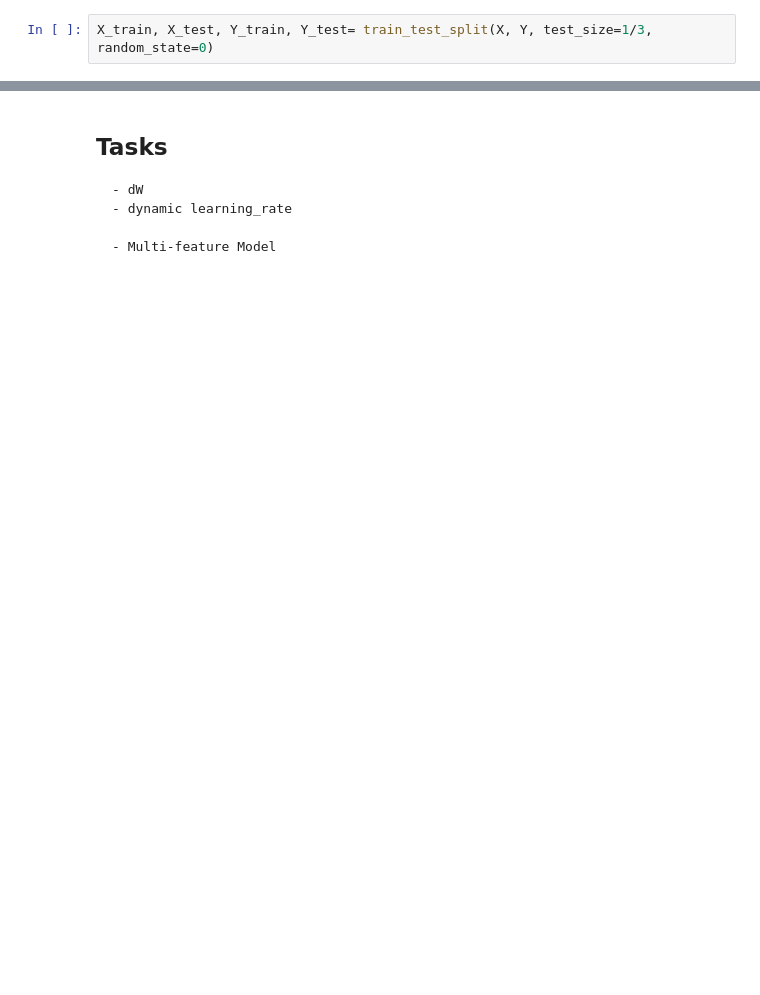
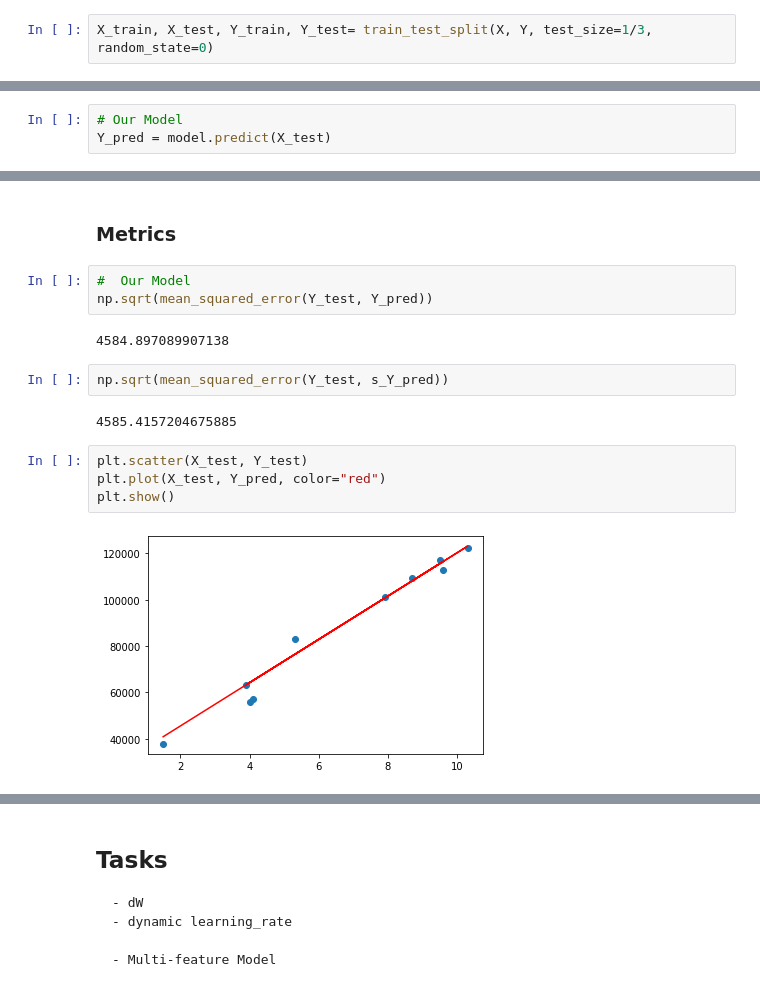
Before and after one commit to tadayon2/CS-SBU-Py-Challenges-tadayon, a Jupyter notebook: codes/linear_regression.ipynb, the cells around one changed output, grey strips where cells are left out. Drawn from its saved outputs; the diff is of its cells as text; blank space fills up the shorter version.

```diff
--- a/codes/linear_regression.ipynb
+++ b/codes/linear_regression.ipynb
@@ -96,0 +136,3 @@ class LinearRegression:
+# %%
+# Our Model
+Y_pred = model.predict(X_test)
@@ -96,0 +154,17 @@ class LinearRegression:
+# %% [markdown]
+### Metrics
+# %%
+#  Our Model
+np.sqrt(mean_squared_error(Y_test, Y_pred))
+# %% [output]
+4584.897089907138
+# %%
+np.sqrt(mean_squared_error(Y_test, s_Y_pred))
+# %% [output]
+4585.4157204675885
+# %%
+plt.scatter(X_test, Y_test)
+plt.plot(X_test, Y_pred, color="red")
+plt.show()
+# %% [output]
+[figure, added]
```
Also changed, not shown: parts of 15 cells of this notebook, 3 other files.
